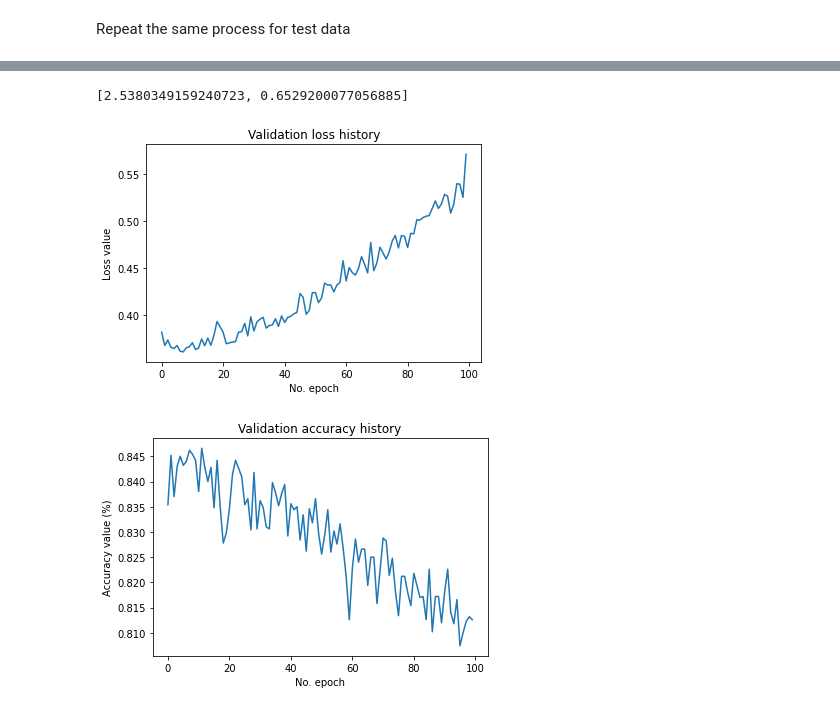
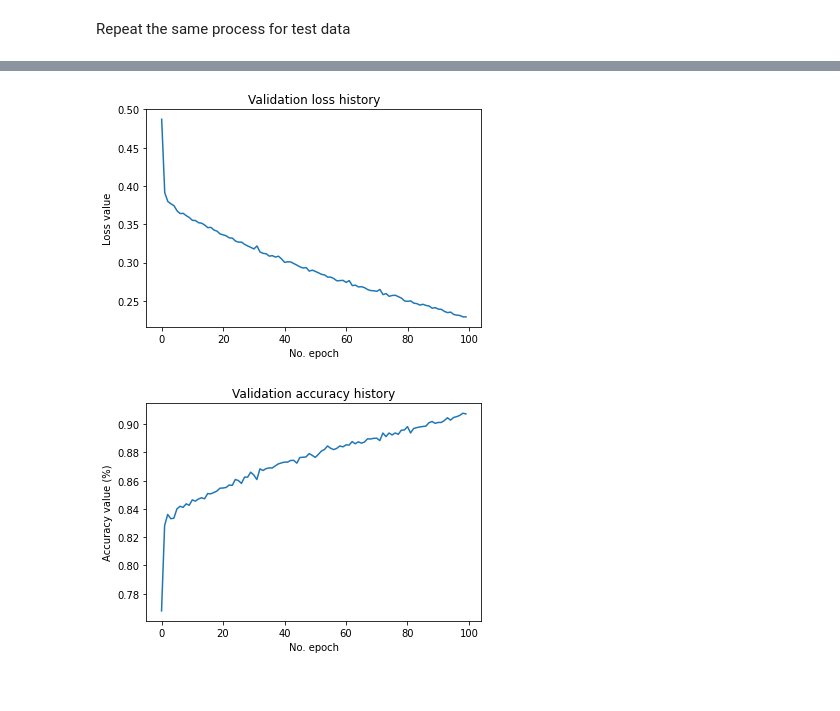
Before and after one commit to hoangminhanh/TWSM_Lab, a Jupyter notebook: Homework/5_Class_Homework/NL_Class5_HW.ipynb, the cells around one changed output, grey strips where cells are left out. Drawn from its saved outputs; the diff is of its cells as text; code cells hidden in the pictures.

```diff
--- a/Homework/5_Class_Homework/NL_Class5_HW.ipynb
+++ b/Homework/5_Class_Homework/NL_Class5_HW.ipynb
@@ -129,19 +130,21 @@ loss_function = 'binary_crossentropy'
 optimizer = 'adam'
 additional_metrics = ['accuracy']
 number_of_epochs = 100
-verbosity_mode = True
-validation_split = 0.20
+verbosity_mode = 1
+validation_split = 0.30
 input_dim = 100
+batch_size = 64
 # %%
-model = Sequential()
-model.add(Dense(40, input_dim = 100, activation='relu'))
-model.add(Dense(40, activation='relu'))
-model.add(Dense(1, activation='sigmoid'))
+model_clf = Sequential()
+model_clf.add(Dense(40, input_dim = 100, activation='relu'))
+model_clf.add(Dense(40, activation='relu'))
+model_clf.add(Dense(1, activation='sigmoid'))
+callback = EarlyStopping(monitor='accuracy', patience=15, mode = 'auto')
 # %%
 # Compile the model
-model.compile(optimizer=optimizer, loss=loss_function, metrics=additional_metrics)
+model_clf.compile(optimizer=optimizer, loss=loss_function, metrics=additional_metrics)
 # %%
 # Train the model
-history = model.fit(np.array(corpus_w2v_avg_clean), train_labels, epochs=number_of_epochs, verbose=verbosity_mode, validation_split=validation_split)
+history = model_clf.fit(np.array(corpus_w2v_avg_clean), train_labels, epochs=number_of_epochs, verbose=verbosity_mode, validation_split=validation_split, callbacks = callback, batch_size = batch_size)
 # %% [output]
 Epoch 1/100
@@ -224,23 +199,19 @@ test_results = model.evaluate(np.array(corpus_w2v_avg_clean_test), test_labels,
-# %%
-test_results
-# %% [output]
-[2.5380349159240723, 0.6529200077056885]
 # %%
 import matplotlib.pyplot as plt
 # Visualize history
 # Plot history: Validation loss
-plt.plot(history.history['val_loss'])
+plt.plot(history.history['loss'])
 plt.title('Validation loss history')
 plt.ylabel('Loss value')
 plt.xlabel('No. epoch')
 plt.show()
 
 # Plot history: Accuracy
-plt.plot(history.history['val_accuracy'])
+plt.plot(history.history['accuracy'])
 plt.title('Validation accuracy history')
 plt.ylabel('Accuracy value (%)')
 plt.xlabel('No. epoch')
 plt.show()
 # %% [output]
-[figure, old version]
+[figure, new version]
-[figure, old version]
+[figure, new version]
```
Also changed, not shown: parts of 6 cells of this notebook.
